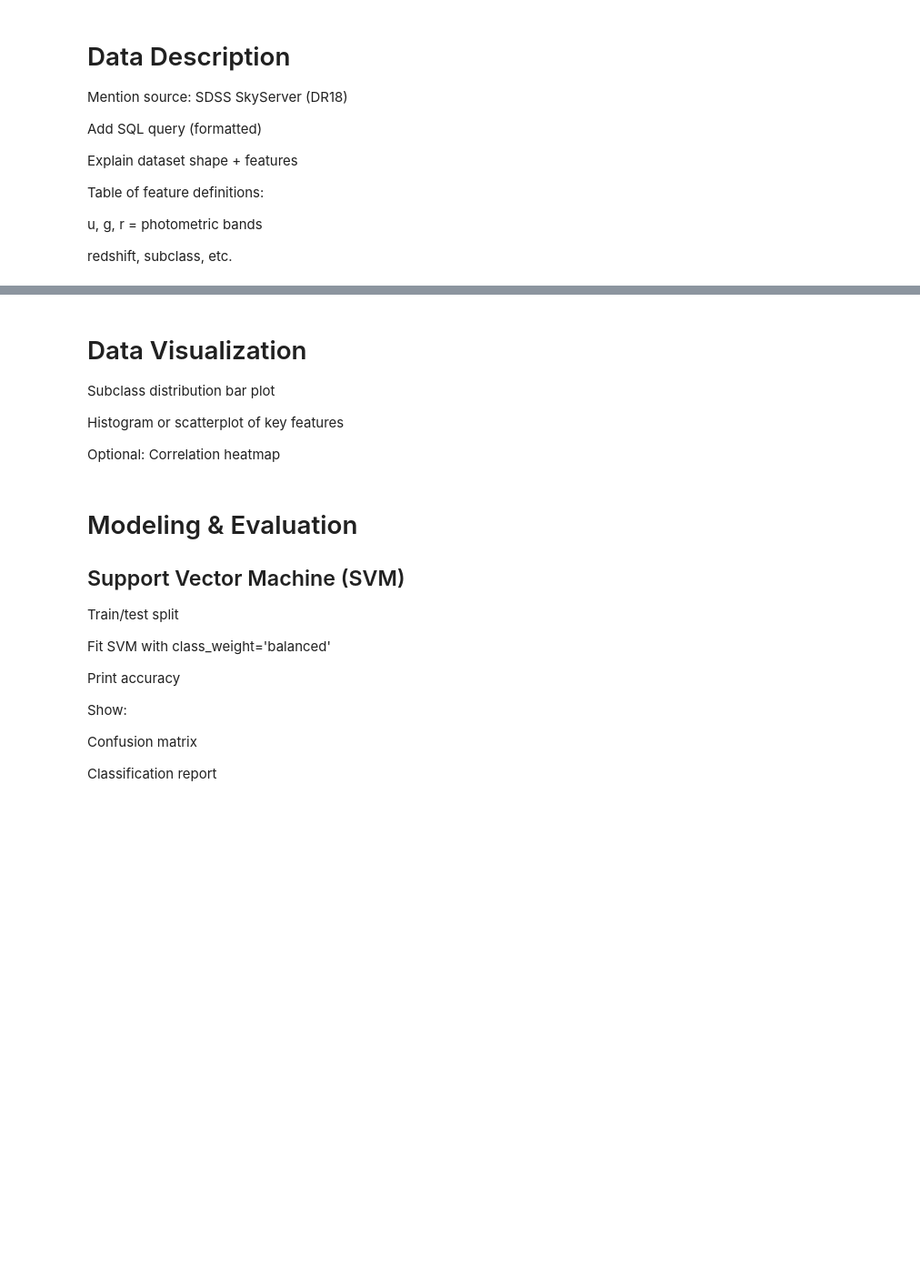
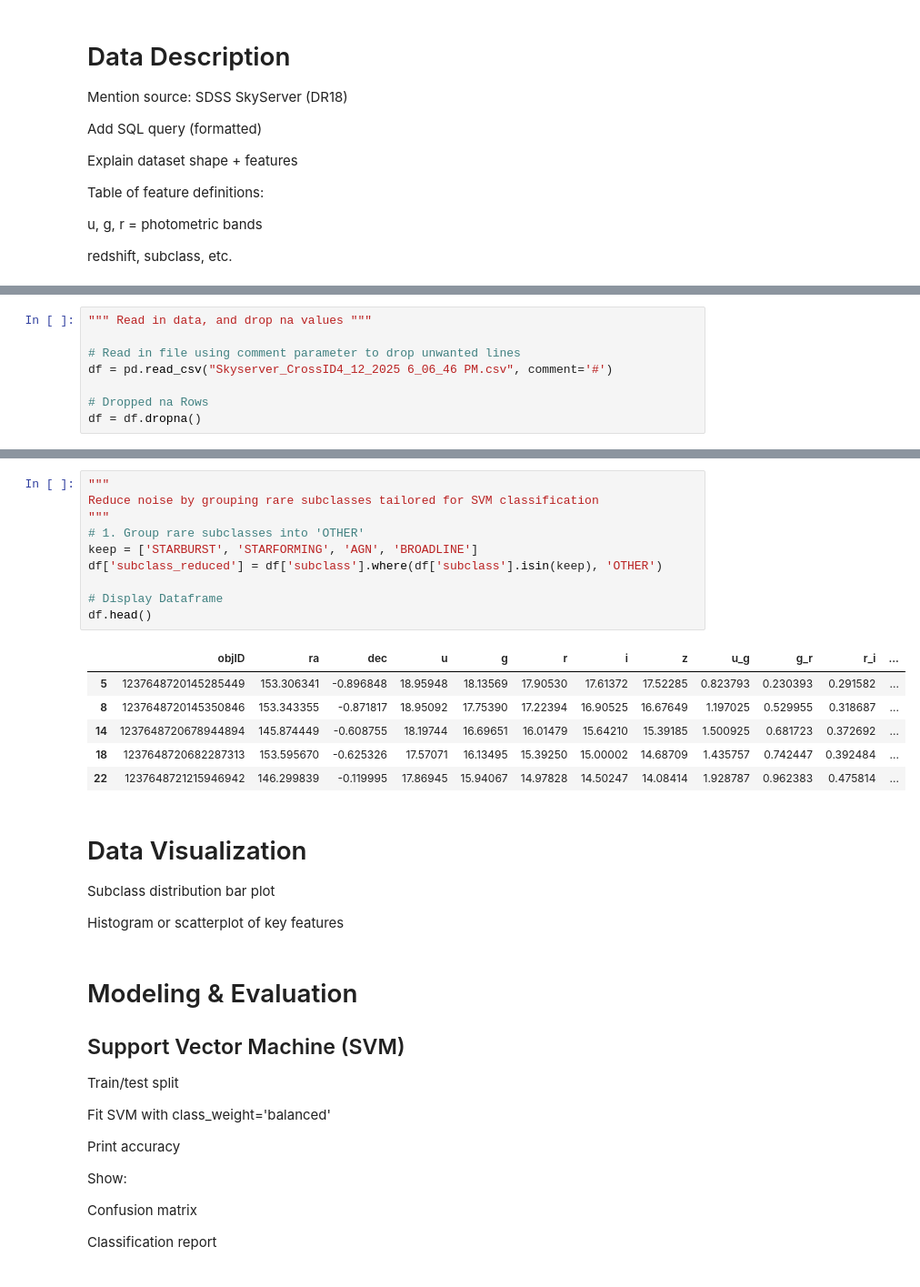
Before and after one commit to doverara/Tech-Science-2, a Jupyter notebook: Final-CMSE-202-project.ipynb, the cells around one changed output, grey strips where cells are left out. Shown at 91% size. Drawn from its saved outputs; the diff is of its cells as text; blank space fills up the shorter version.

```diff
--- a/Final-CMSE-202-project.ipynb
+++ b/Final-CMSE-202-project.ipynb
@@ -48,0 +56,8 @@ Handling class imbalance (class_weight='balanced')
+# %%
+""" Read in data, and drop na values """
+
+# Read in file using comment parameter to drop unwanted lines
+df = pd.read_csv("Skyserver_CrossID4_12_2025 6_06_46 PM.csv", comment='#')
+
+# Dropped na Rows
+df = df.dropna()
@@ -49,10 +76,25 @@ Handling class imbalance (class_weight='balanced')
+# %%
+"""
+Reduce noise by grouping rare subclasses tailored for SVM classification
+"""
+# 1. Group rare subclasses into 'OTHER'
+keep = ['STARBURST', 'STARFORMING', 'AGN', 'BROADLINE']
+df['subclass_reduced'] = df['subclass'].where(df['subclass'].isin(keep), 'OTHER')
+
+# Display Dataframe
+df.head()
+# %% [output]
+|  | objID | ra | dec | u | g | r | i | z | u_g | g_r | r_i | ... |
+| 5 | 1237648720145285449 | 153.306341 | -0.896848 | 18.95948 | 18.13569 | 17.90530 | 17.61372 | 17.52285 | 0.823793 | 0.230393 | 0.291582 | ... |
+| 8 | 1237648720145350846 | 153.343355 | -0.871817 | 18.95092 | 17.75390 | 17.22394 | 16.90525 | 16.67649 | 1.197025 | 0.529955 | 0.318687 | ... |
+| 14 | 1237648720678944894 | 145.874449 | -0.608755 | 18.19744 | 16.69651 | 16.01479 | 15.64210 | 15.39185 | 1.500925 | 0.681723 | 0.372692 | ... |
+| 18 | 1237648720682287313 | 153.595670 | -0.625326 | 17.57071 | 16.13495 | 15.39250 | 15.00002 | 14.68709 | 1.435757 | 0.742447 | 0.392484 | ... |
+| 22 | 1237648721215946942 | 146.299839 | -0.119995 | 17.86945 | 15.94067 | 14.97828 | 14.50247 | 14.08414 | 1.928787 | 0.962383 | 0.475814 | ... |
 # %% [markdown]
 # Data Visualization
 Subclass distribution bar plot
 
 Histogram or scatterplot of key features
-
-Optional: Correlation heatmap
 # %% [markdown]
 # Modeling & Evaluation
 ## Support Vector Machine (SVM)
```
Also changed, not shown: parts of 8 cells of this notebook.
